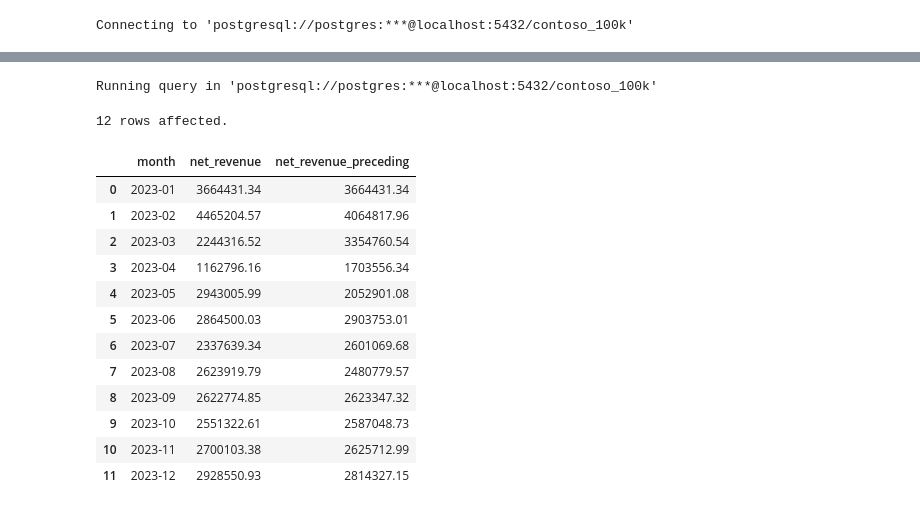
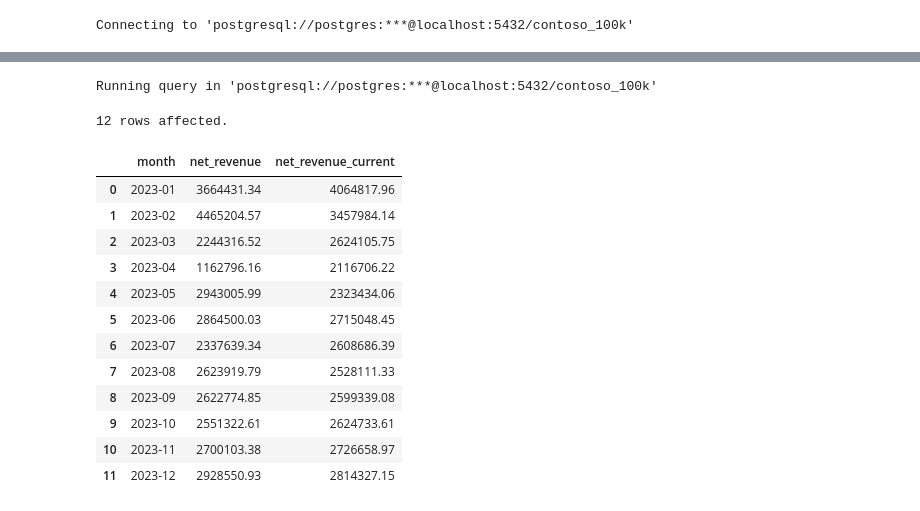
Before and after one commit to anshjw/data-analytics-learning, a Jupyter notebook: Int_SQL/3_Windows_Function/5_Frame_Clause.ipynb, the cells around one changed output, grey strips where cells are left out. Cells and saved outputs as stored; diff of their text form; code cells hidden in the pictures.

```diff
--- a/Int_SQL/3_Windows_Function/5_Frame_Clause.ipynb
+++ b/Int_SQL/3_Windows_Function/5_Frame_Clause.ipynb
@@ -220,37 +301,41 @@ Running query in 'postgresql://postgres:***@localhost:5432/contoso_100k'
 # %%
 %%sql
 
 WITH monthly_sales AS (
     SELECT
         TO_CHAR(orderdate, 'YYYY-MM') as month,
         SUM(quantity * netprice * exchangerate) as net_revenue
-    FROM sales
-    WHERE EXTRACT(YEAR FROM orderdate) = 2023
-    GROUP BY month
-    ORDER BY month
-
+    FROM
+        sales
+    WHERE
+        EXTRACT(YEAR FROM orderdate) = 2023
+    GROUP BY
+        month
+    ORDER BY
+        month
 )
 SELECT
     month,
     net_revenue,
     AVG(net_revenue) OVER (
-        ORDER BY month
-        ROWS BETWEEN 1 PRECEDING AND CURRENT ROW -- sub in 0 PRECEDING
-        ) as net_revenue_preceding
-FROM monthly_sales;
+      ORDER BY month
+      ROWS BETWEEN 1 PRECEDING AND 1 FOLLOWING
+    ) AS net_revenue_current
+FRom
+    monthly_sales;
 # %% [output]
 Running query in 'postgresql://postgres:***@localhost:5432/contoso_100k'
 12 rows affected.
-|  | month | net_revenue | net_revenue_preceding |
-| 0 | 2023-01 | 3664431.34 | 3664431.34 |
-| 1 | 2023-02 | 4465204.57 | 4064817.96 |
-| 2 | 2023-03 | 2244316.52 | 3354760.54 |
-| 3 | 2023-04 | 1162796.16 | 1703556.34 |
-| 4 | 2023-05 | 2943005.99 | 2052901.08 |
-| 5 | 2023-06 | 2864500.03 | 2903753.01 |
-| 6 | 2023-07 | 2337639.34 | 2601069.68 |
-| 7 | 2023-08 | 2623919.79 | 2480779.57 |
-| 8 | 2023-09 | 2622774.85 | 2623347.32 |
-| 9 | 2023-10 | 2551322.61 | 2587048.73 |
-| 10 | 2023-11 | 2700103.38 | 2625712.99 |
+|  | month | net_revenue | net_revenue_current |
+| 0 | 2023-01 | 3664431.34 | 4064817.96 |
+| 1 | 2023-02 | 4465204.57 | 3457984.14 |
+| 2 | 2023-03 | 2244316.52 | 2624105.75 |
+| 3 | 2023-04 | 1162796.16 | 2116706.22 |
+| 4 | 2023-05 | 2943005.99 | 2323434.06 |
+| 5 | 2023-06 | 2864500.03 | 2715048.45 |
+| 6 | 2023-07 | 2337639.34 | 2608686.39 |
+| 7 | 2023-08 | 2623919.79 | 2528111.33 |
+| 8 | 2023-09 | 2622774.85 | 2599339.08 |
+| 9 | 2023-10 | 2551322.61 | 2624733.61 |
+| 10 | 2023-11 | 2700103.38 | 2726658.97 |
 | 11 | 2023-12 | 2928550.93 | 2814327.15 |
```
Also changed, not shown: parts of 35 cells of this notebook.
